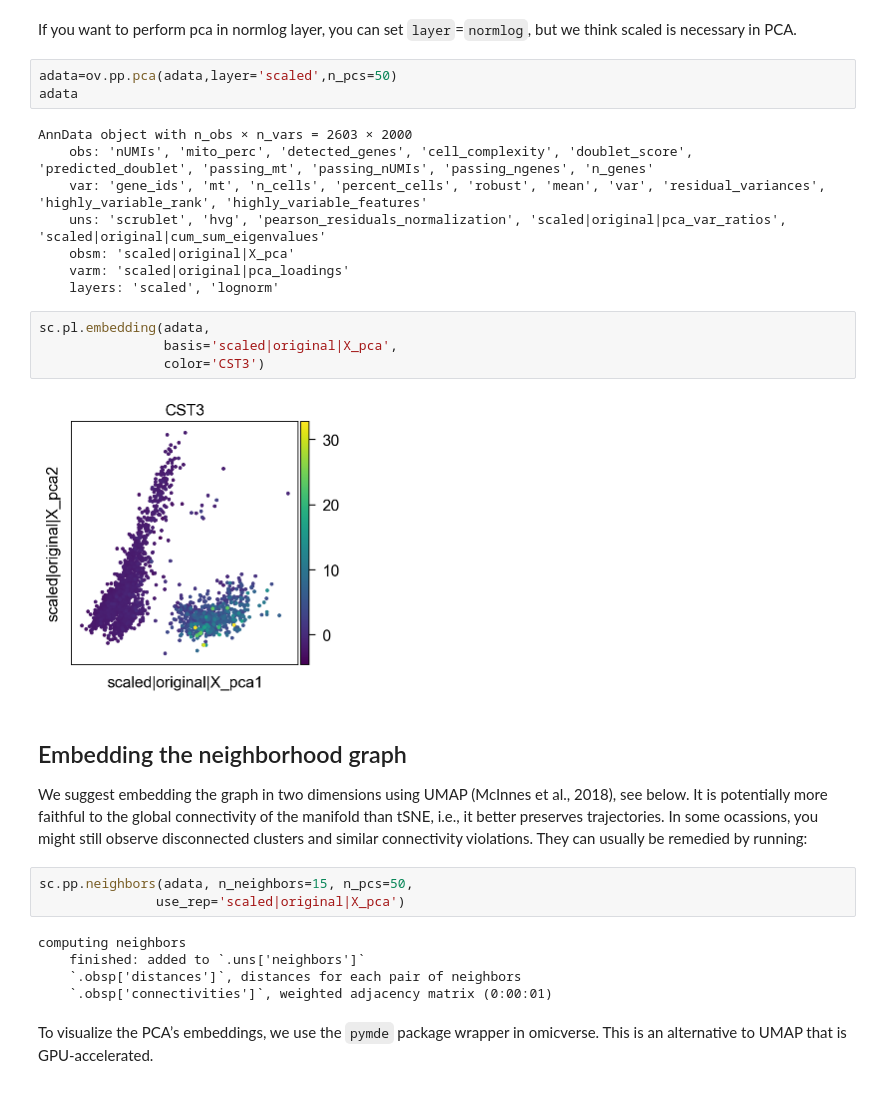
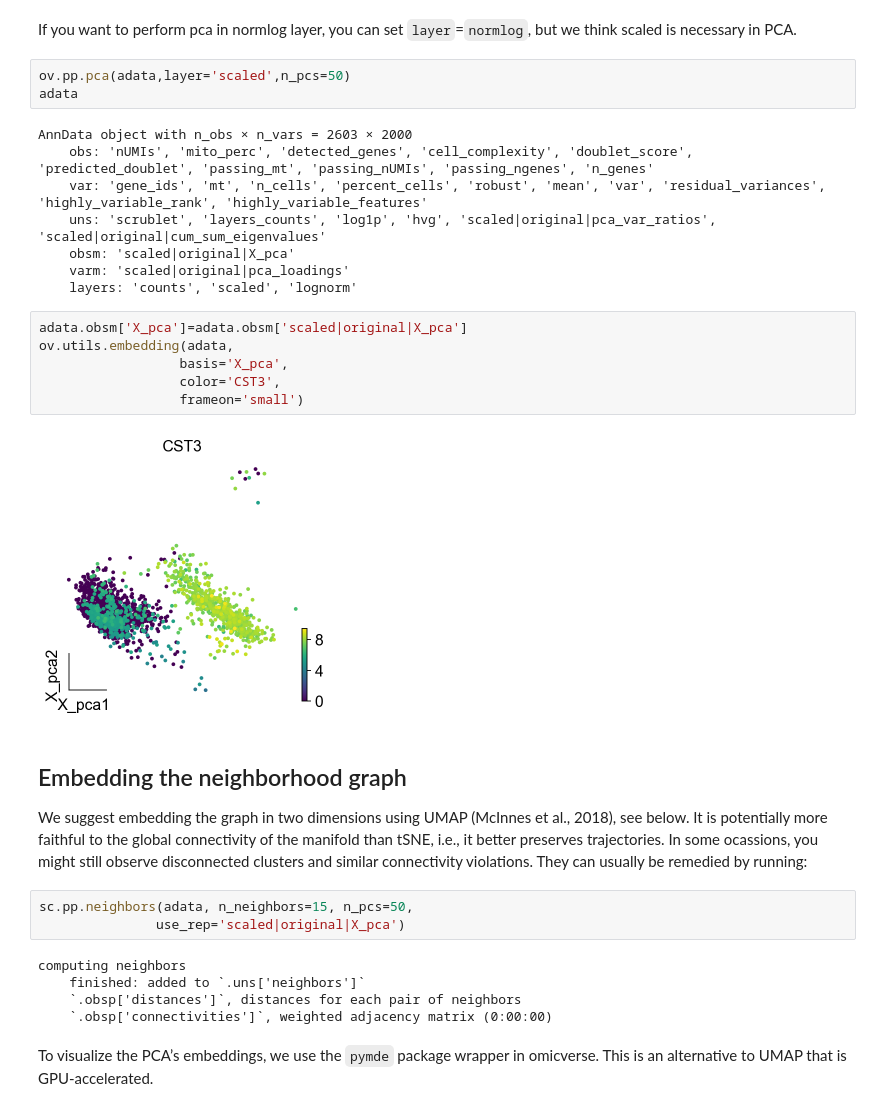
Before and after one commit to Starlitnightly/omicverse, a Jupyter notebook: omicverse_guide/docs/Tutorials-single/t_preprocess.ipynb, the cells around one changed output. Saved outputs shown, nothing was run; the diff lists cells and outputs as text.

```diff
--- a/omicverse_guide/docs/Tutorials-single/t_preprocess.ipynb
+++ b/omicverse_guide/docs/Tutorials-single/t_preprocess.ipynb
@@ -178,22 +185,24 @@ adata
 # %% [markdown]
 If you want to perform pca in normlog layer, you can set `layer`=`normlog`, but we think scaled is necessary in PCA.
 # %%
-adata=ov.pp.pca(adata,layer='scaled',n_pcs=50)
+ov.pp.pca(adata,layer='scaled',n_pcs=50)
 adata
 # %% [output]
 AnnData object with n_obs × n_vars = 2603 × 2000
     obs: 'nUMIs', 'mito_perc', 'detected_genes', 'cell_complexity', 'doublet_score', 'predicted_doublet', 'passing_mt', 'passing_nUMIs', 'passing_ngenes', 'n_genes'
     var: 'gene_ids', 'mt', 'n_cells', 'percent_cells', 'robust', 'mean', 'var', 'residual_variances', 'highly_variable_rank', 'highly_variable_features'
-    uns: 'scrublet', 'hvg', 'pearson_residuals_normalization', 'scaled|original|pca_var_ratios', 'scaled|original|cum_sum_eigenvalues'
+    uns: 'scrublet', 'layers_counts', 'log1p', 'hvg', 'scaled|original|pca_var_ratios', 'scaled|original|cum_sum_eigenvalues'
     obsm: 'scaled|original|X_pca'
     varm: 'scaled|original|pca_loadings'
-    layers: 'scaled', 'lognorm'
+    layers: 'counts', 'scaled', 'lognorm'
 # %%
-sc.pl.embedding(adata,
-                basis='scaled|original|X_pca',
-                color='CST3')
+adata.obsm['X_pca']=adata.obsm['scaled|original|X_pca']
+ov.utils.embedding(adata,
+                  basis='X_pca',
+                  color='CST3',
+                  frameon='small')
 # %% [output]
-[figure, old version]
+[figure, new version]
 # %% [markdown]
 ## Embedding the neighborhood graph
 
@@ -205,7 +214,7 @@ sc.pp.neighbors(adata, n_neighbors=15, n_pcs=50,
 computing neighbors
     finished: added to `.uns['neighbors']`
     `.obsp['distances']`, distances for each pair of neighbors
-    `.obsp['connectivities']`, weighted adjacency matrix (0:00:01)
+    `.obsp['connectivities']`, weighted adjacency matrix (0:00:00)
 # %% [markdown]
 To visualize the PCA’s embeddings, we use the `pymde` package wrapper in omicverse. This is an alternative to UMAP that is GPU-accelerated.
 # %%
```
Also changed, not shown: parts of 26 cells of this notebook, 1 other file.
